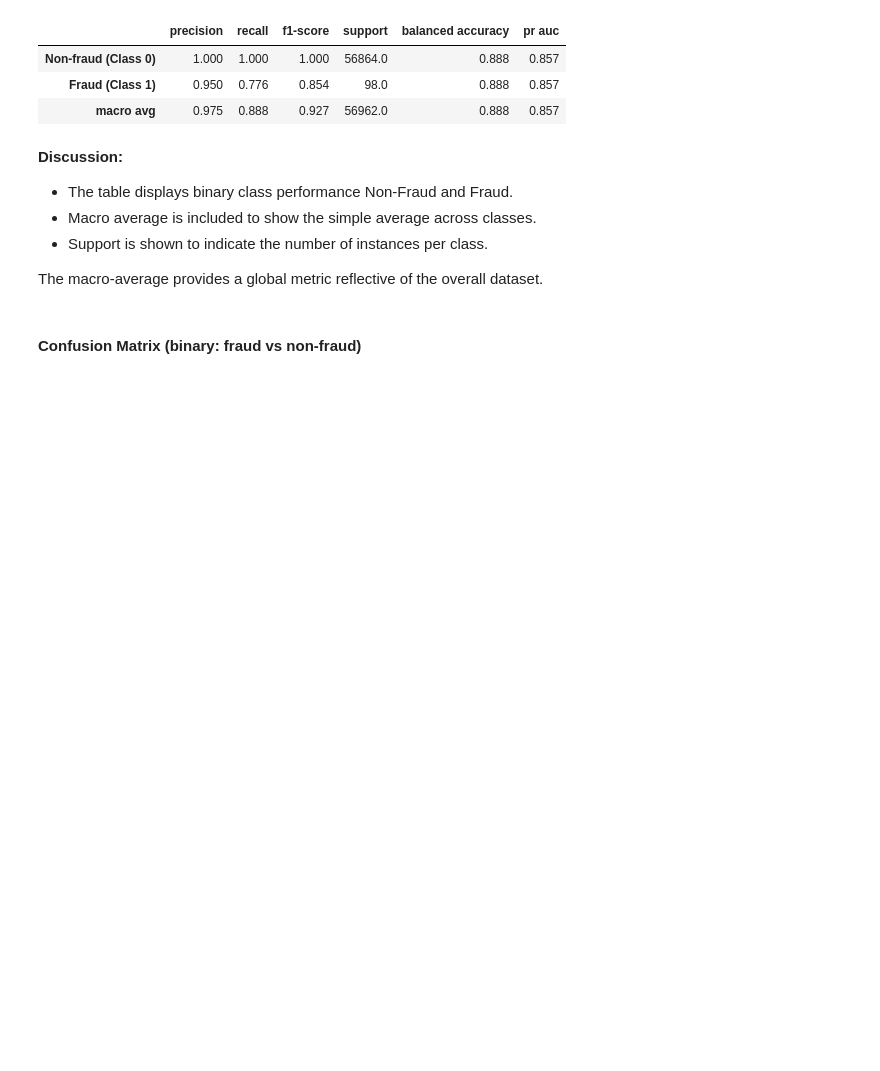
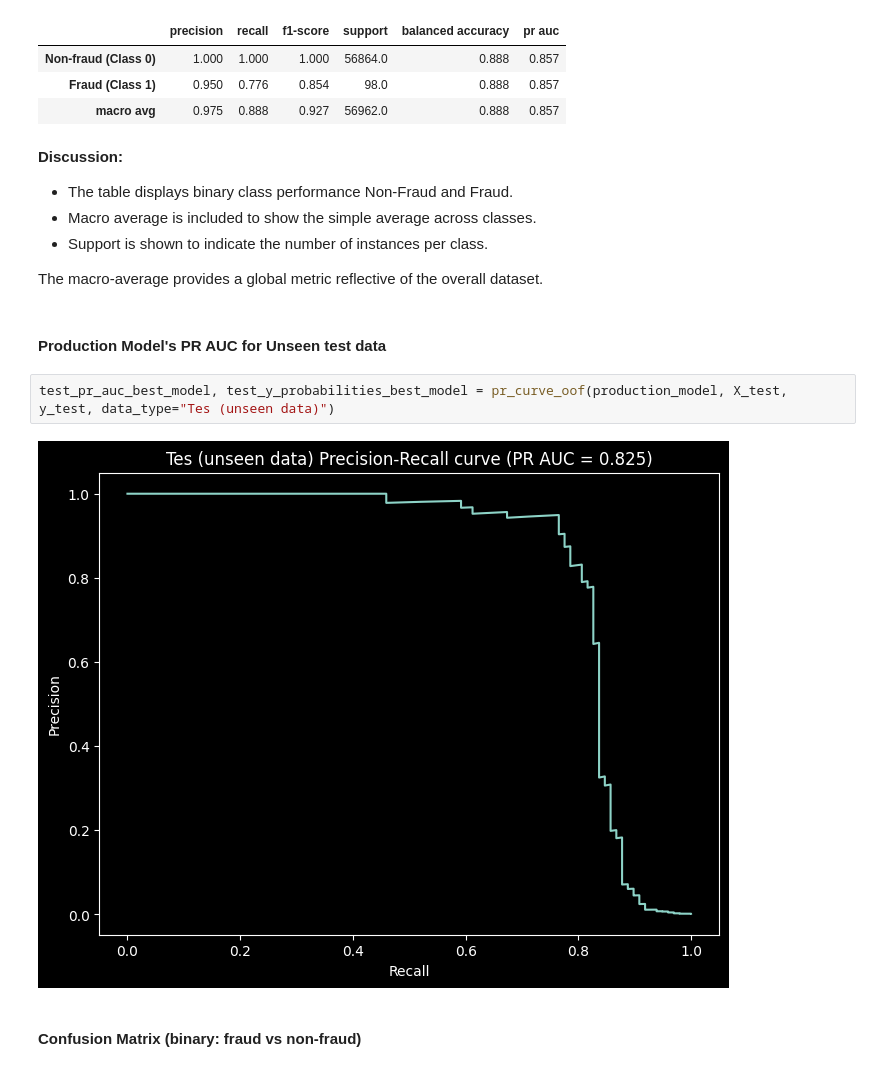
Before and after one commit to MohanadAlemam/fraud-detection-credit-card, a Jupyter notebook: notebooks/05_results_analysis.ipynb, the cells around one changed output. Cells and saved outputs as stored; diff of their text form; blank space fills up the shorter version.

```diff
--- a/notebooks/05_results_analysis.ipynb
+++ b/notebooks/05_results_analysis.ipynb
@@ -244,6 +224,12 @@ test_evaluation(production_model, X_test, y_test, model_name="LightGBM (Tuned)",
    - Support is shown to indicate the number of instances per class.
 
 The macro-average provides a global metric reflective of the overall dataset.
+# %% [markdown]
+#### Production Model's PR AUC for **Unseen test data**
+# %%
+test_pr_auc_best_model, test_y_probabilities_best_model = pr_curve_oof(production_model, X_test, y_test, data_type="Tes (unseen data)")
+# %% [output]
+[figure, added]
 # %% [markdown]
 #### Confusion Matrix (binary: fraud vs non-fraud)
 # %%
```
Also changed, not shown: parts of 4 cells of this notebook.
